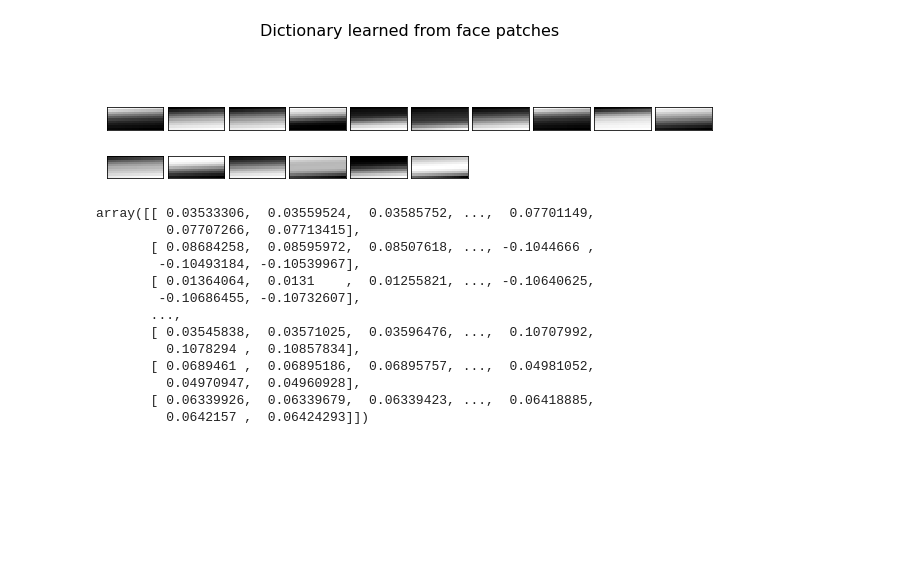
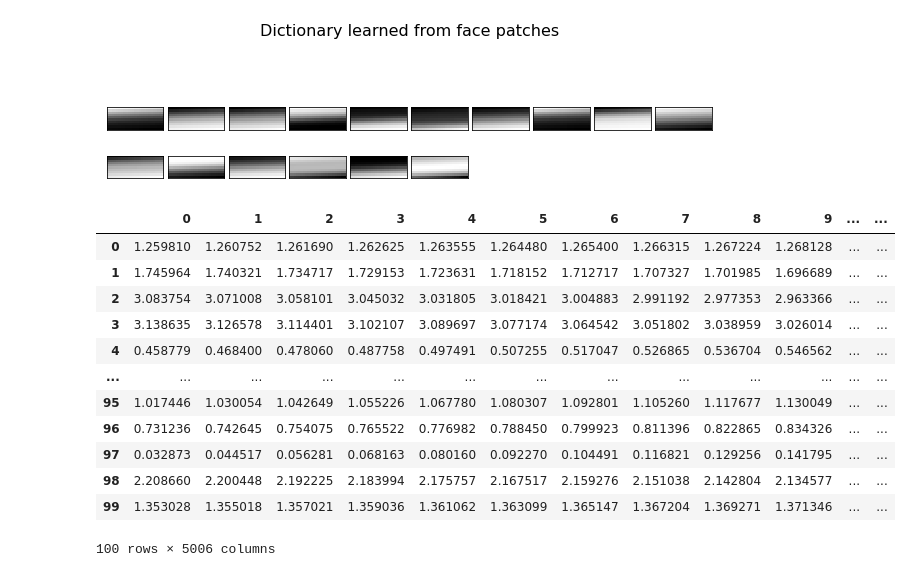
Before and after one commit to BryaneX455/reu2022, a Jupyter notebook: Kuramoto Model/UnsupervisedDL.ipynb, the cells around one changed output. Cells and saved outputs as stored; diff of their text form; code cells hidden in the pictures; blank space fills up the shorter version.

```diff
--- a/Kuramoto Model/UnsupervisedDL.ipynb
+++ b/Kuramoto Model/UnsupervisedDL.ipynb
@@ -279,20 +280,24 @@ plt.suptitle(
 plt.subplots_adjust(0.08, 0.02, 0.92, 0.85, 0.08, 0.23)
 # %% [output]
 [figure]
-# %%
-V = dict_learner.fit(w_f).components_
-V
-# %% [output]
-array([[ 0.03533306,  0.03559524,  0.03585752, ...,  0.07701149,
-         0.07707266,  0.07713415],
-       [ 0.08684258,  0.08595972,  0.08507618, ..., -0.1044666 ,
-        -0.10493184, -0.10539967],
-       [ 0.01364064,  0.0131    ,  0.01255821, ..., -0.10640625,
-        -0.10686455, -0.10732607],
-       ...,
-       [ 0.03545838,  0.03571025,  0.03596476, ...,  0.10707992,
-         0.1078294 ,  0.10857834],
-       [ 0.0689461 ,  0.06895186,  0.06895757, ...,  0.04981052,
-         0.04970947,  0.04960928],
-       [ 0.06339926,  0.06339679,  0.06339423, ...,  0.06418885,
-         0.0642157 ,  0.06424293]])
+# %%
+nodes = 20
+r = 250
+num_samples = 100
+
+df20_250_100_L_FT = gen_KM(nodes, r, num_samples, edge_var="L", random_K=False, half_sync=True)
+df20_250_100_L_FT
+# %% [output]
+|  | 0 | 1 | 2 | 3 | 4 | 5 | 6 | 7 | 8 | 9 | ... | ... |
+| 0 | 1.259810 | 1.260752 | 1.261690 | 1.262625 | 1.263555 | 1.264480 | 1.265400 | 1.266315 | 1.267224 | 1.268128 | ... | ... |
+| 1 | 1.745964 | 1.740321 | 1.734717 | 1.729153 | 1.723631 | 1.718152 | 1.712717 | 1.707327 | 1.701985 | 1.696689 | ... | ... |
+| 2 | 3.083754 | 3.071008 | 3.058101 | 3.045032 | 3.031805 | 3.018421 | 3.004883 | 2.991192 | 2.977353 | 2.963366 | ... | ... |
+| 3 | 3.138635 | 3.126578 | 3.114401 | 3.102107 | 3.089697 | 3.077174 | 3.064542 | 3.051802 | 3.038959 | 3.026014 | ... | ... |
+| 4 | 0.458779 | 0.468400 | 0.478060 | 0.487758 | 0.497491 | 0.507255 | 0.517047 | 0.526865 | 0.536704 | 0.546562 | ... | ... |
+| ... | ... | ... | ... | ... | ... | ... | ... | ... | ... | ... | ... | ... |
+| 95 | 1.017446 | 1.030054 | 1.042649 | 1.055226 | 1.067780 | 1.080307 | 1.092801 | 1.105260 | 1.117677 | 1.130049 | ... | ... |
+| 96 | 0.731236 | 0.742645 | 0.754075 | 0.765522 | 0.776982 | 0.788450 | 0.799923 | 0.811396 | 0.822865 | 0.834326 | ... | ... |
+| 97 | 0.032873 | 0.044517 | 0.056281 | 0.068163 | 0.080160 | 0.092270 | 0.104491 | 0.116821 | 0.129256 | 0.141795 | ... | ... |
+| 98 | 2.208660 | 2.200448 | 2.192225 | 2.183994 | 2.175757 | 2.167517 | 2.159276 | 2.151038 | 2.142804 | 2.134577 | ... | ... |
+| 99 | 1.353028 | 1.355018 | 1.357021 | 1.359036 | 1.361062 | 1.363099 | 1.365147 | 1.367204 | 1.369271 | 1.371346 | ... | ... |
+100 rows × 5006 columns
```
Also changed, not shown: parts of 15 cells of this notebook, 2 other files.
